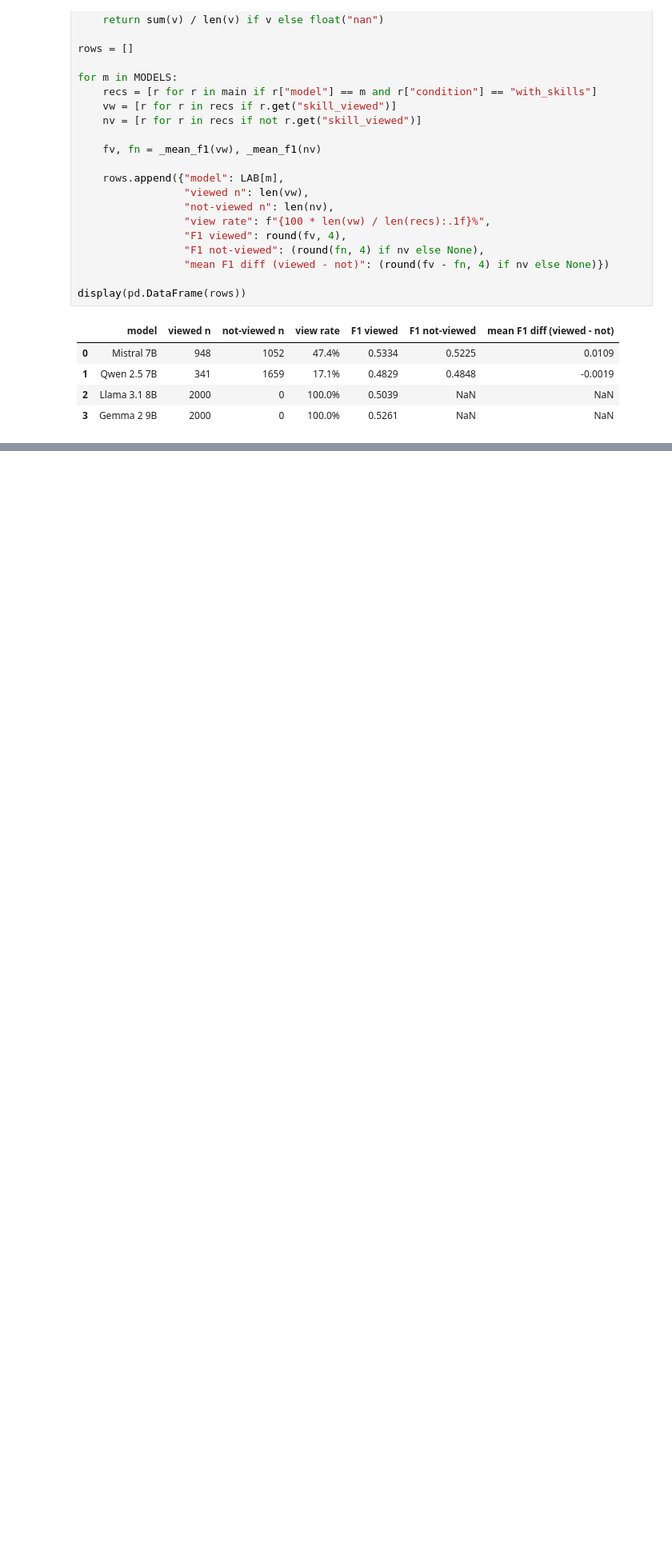
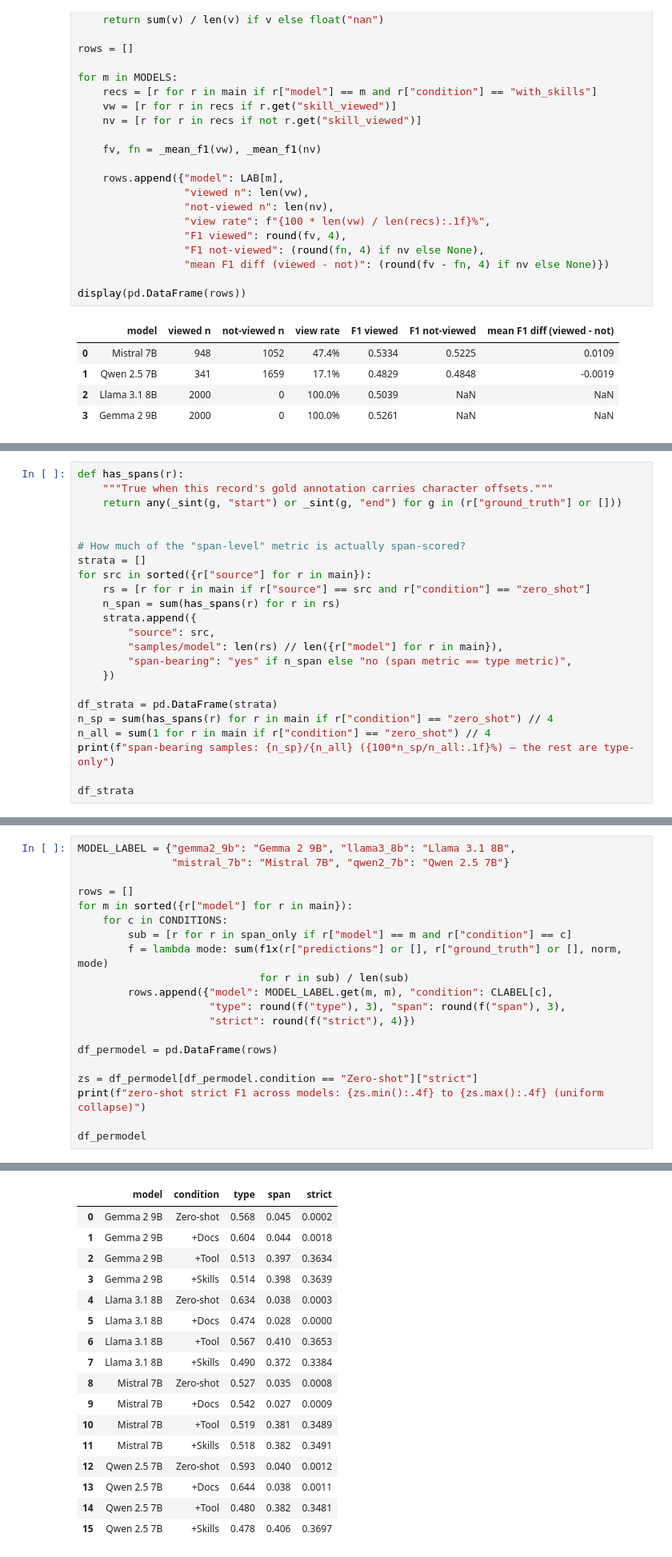
Before and after one commit to EdyVision/pii-skills-ablation-study, a Jupyter notebook: notebooks/04_analyses_r&r.ipynb, the cells around one changed output, grey strips where cells are left out. Shown at 80% size. Cells and saved outputs as stored; diff of their text form; blank space fills up the shorter version.

```diff
--- a/notebooks/04_analyses_r&r.ipynb
+++ b/notebooks/04_analyses_r&r.ipynb
@@ -894,0 +906,23 @@ display(pd.DataFrame(rows))
+# %%
+def has_spans(r):
+    """True when this record's gold annotation carries character offsets."""
+    return any(_sint(g, "start") or _sint(g, "end") for g in (r["ground_truth"] or []))
+
+
+# How much of the "span-level" metric is actually span-scored?
+strata = []
+for src in sorted({r["source"] for r in main}):
+    rs = [r for r in main if r["source"] == src and r["condition"] == "zero_shot"]
+    n_span = sum(has_spans(r) for r in rs)
+    strata.append({
+        "source": src,
+        "samples/model": len(rs) // len({r["model"] for r in main}),
+        "span-bearing": "yes" if n_span else "no (span metric == type metric)",
+    })
+
+df_strata = pd.DataFrame(strata)
+n_sp = sum(has_spans(r) for r in main if r["condition"] == "zero_shot") // 4
+n_all = sum(1 for r in main if r["condition"] == "zero_shot") // 4
+print(f"span-bearing samples: {n_sp}/{n_all} ({100*n_sp/n_all:.1f}%) — the rest are type-only")
+
+df_strata
@@ -894,0 +1151,21 @@ display(pd.DataFrame(rows))
+# %%
+MODEL_LABEL = {"gemma2_9b": "Gemma 2 9B", "llama3_8b": "Llama 3.1 8B",
+               "mistral_7b": "Mistral 7B", "qwen2_7b": "Qwen 2.5 7B"}
+
+rows = []
+for m in sorted({r["model"] for r in main}):
+    for c in CONDITIONS:
+        sub = [r for r in span_only if r["model"] == m and r["condition"] == c]
+        f = lambda mode: sum(f1x(r["predictions"] or [], r["ground_truth"] or [], norm, mode)
+                             for r in sub) / len(sub)
+        rows.append({"model": MODEL_LABEL.get(m, m), "condition": CLABEL[c],
+                     "type": round(f("type"), 3), "span": round(f("span"), 3),
+                     "strict": round(f("strict"), 4)})
+
+df_permodel = pd.DataFrame(rows)
+
+zs = df_permodel[df_permodel.condition == "Zero-shot"]["strict"]
+print(f"zero-shot strict F1 across models: {zs.min():.4f} to {zs.max():.4f} (uniform collapse)")
+
+df_permodel
+# %% [output]
@@ -894,0 +1173,17 @@ display(pd.DataFrame(rows))
+|  | model | condition | type | span | strict |
+| 0 | Gemma 2 9B | Zero-shot | 0.568 | 0.045 | 0.0002 |
+| 1 | Gemma 2 9B | +Docs | 0.604 | 0.044 | 0.0018 |
+| 2 | Gemma 2 9B | +Tool | 0.513 | 0.397 | 0.3634 |
+| 3 | Gemma 2 9B | +Skills | 0.514 | 0.398 | 0.3639 |
+| 4 | Llama 3.1 8B | Zero-shot | 0.634 | 0.038 | 0.0003 |
+| 5 | Llama 3.1 8B | +Docs | 0.474 | 0.028 | 0.0000 |
+| 6 | Llama 3.1 8B | +Tool | 0.567 | 0.410 | 0.3653 |
+| 7 | Llama 3.1 8B | +Skills | 0.490 | 0.372 | 0.3384 |
+| 8 | Mistral 7B | Zero-shot | 0.527 | 0.035 | 0.0008 |
+| 9 | Mistral 7B | +Docs | 0.542 | 0.027 | 0.0009 |
+| 10 | Mistral 7B | +Tool | 0.519 | 0.381 | 0.3489 |
+| 11 | Mistral 7B | +Skills | 0.518 | 0.382 | 0.3491 |
+| 12 | Qwen 2.5 7B | Zero-shot | 0.593 | 0.040 | 0.0012 |
+| 13 | Qwen 2.5 7B | +Docs | 0.644 | 0.038 | 0.0011 |
+| 14 | Qwen 2.5 7B | +Tool | 0.480 | 0.382 | 0.3481 |
+| 15 | Qwen 2.5 7B | +Skills | 0.478 | 0.406 | 0.3697 |
```
Also changed, not shown: parts of 19 cells of this notebook, 13 other files.
